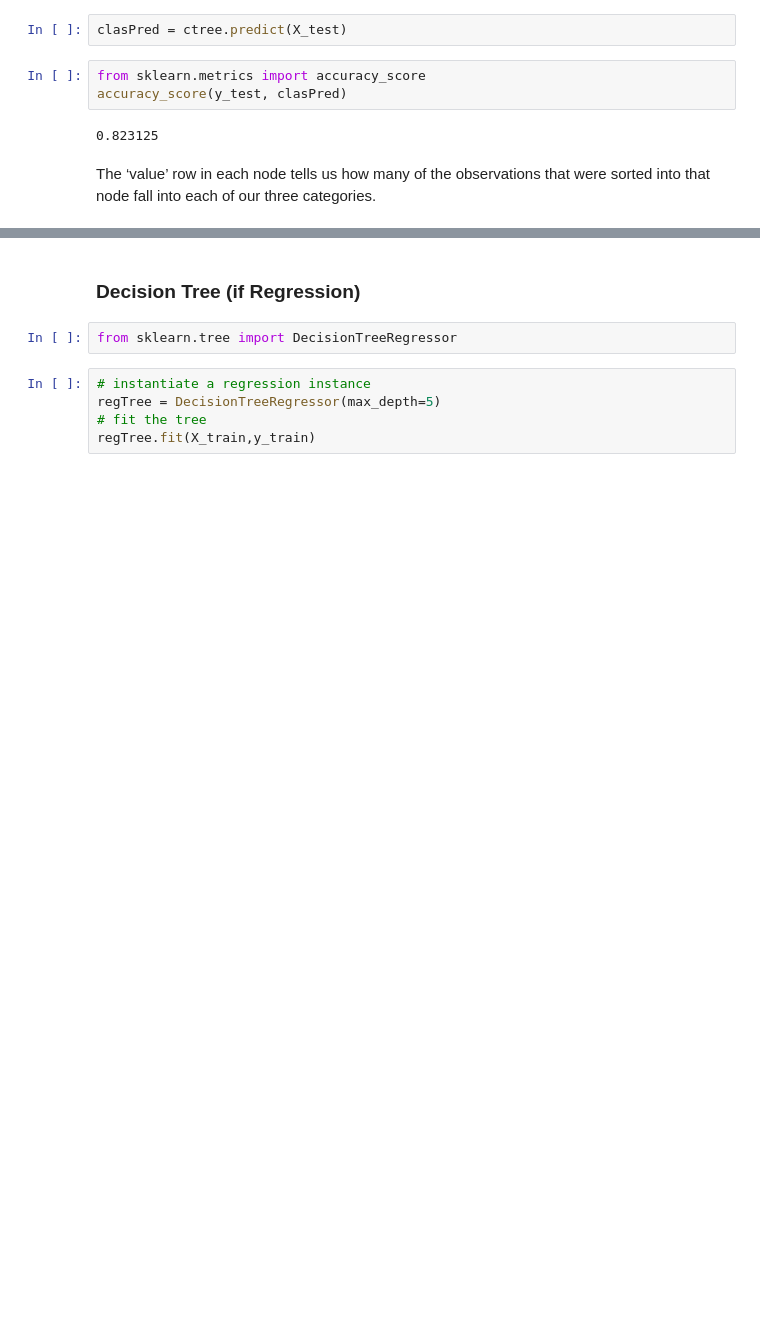
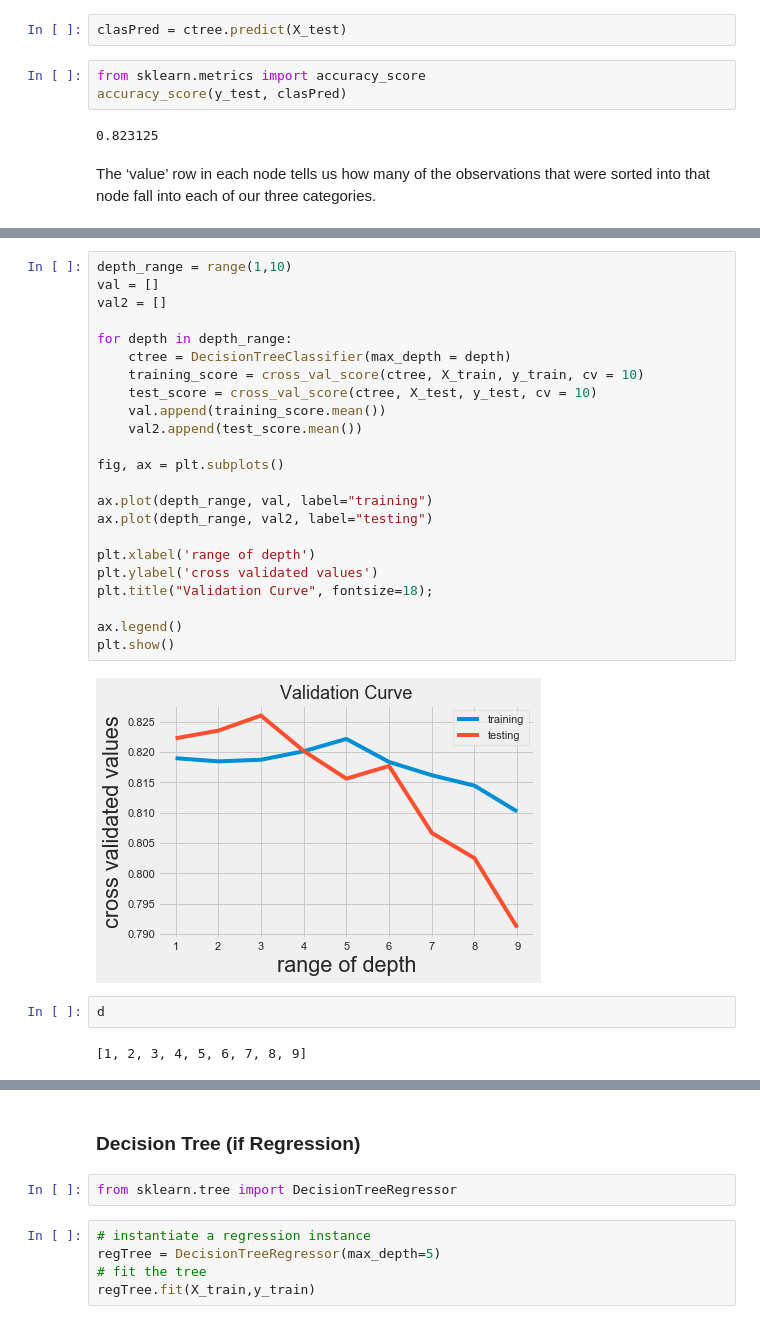
Before and after one commit to bryandps/module3_bakeoff, a Jupyter notebook: classification-assessment-updated.ipynb, the cells around one changed output, grey strips where cells are left out. Drawn from its saved outputs; the diff is of its cells as text; blank space fills up the shorter version.

```diff
--- a/classification-assessment-updated.ipynb
+++ b/classification-assessment-updated.ipynb
@@ -1134,0 +1156,29 @@ plt.show()
+# %%
+depth_range = range(1,10)
+val = []
+val2 = []
+
+for depth in depth_range:
+    ctree = DecisionTreeClassifier(max_depth = depth)
+    training_score = cross_val_score(ctree, X_train, y_train, cv = 10)
+    test_score = cross_val_score(ctree, X_test, y_test, cv = 10)
+    val.append(training_score.mean())
+    val2.append(test_score.mean())
+
+fig, ax = plt.subplots()
+
+ax.plot(depth_range, val, label="training")
+ax.plot(depth_range, val2, label="testing")
+
+plt.xlabel('range of depth')
+plt.ylabel('cross validated values')
+plt.title("Validation Curve", fontsize=18);
+
+ax.legend()
+plt.show()
+# %% [output]
+[figure, added]
+# %%
+d
+# %% [output]
+[1, 2, 3, 4, 5, 6, 7, 8, 9]
```
Also changed, not shown: parts of 18 cells of this notebook.
